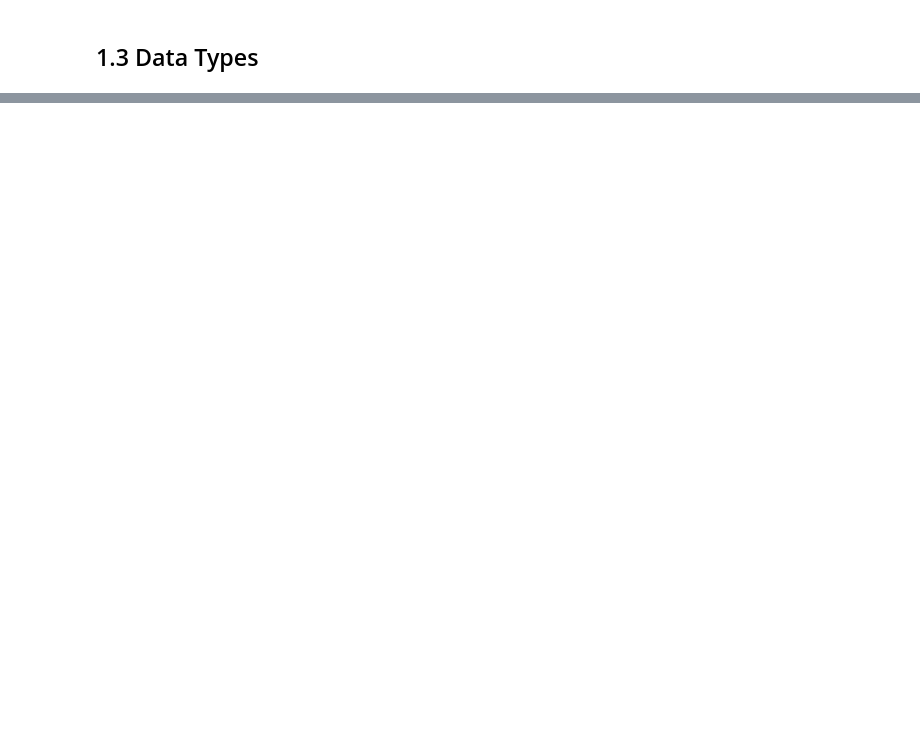
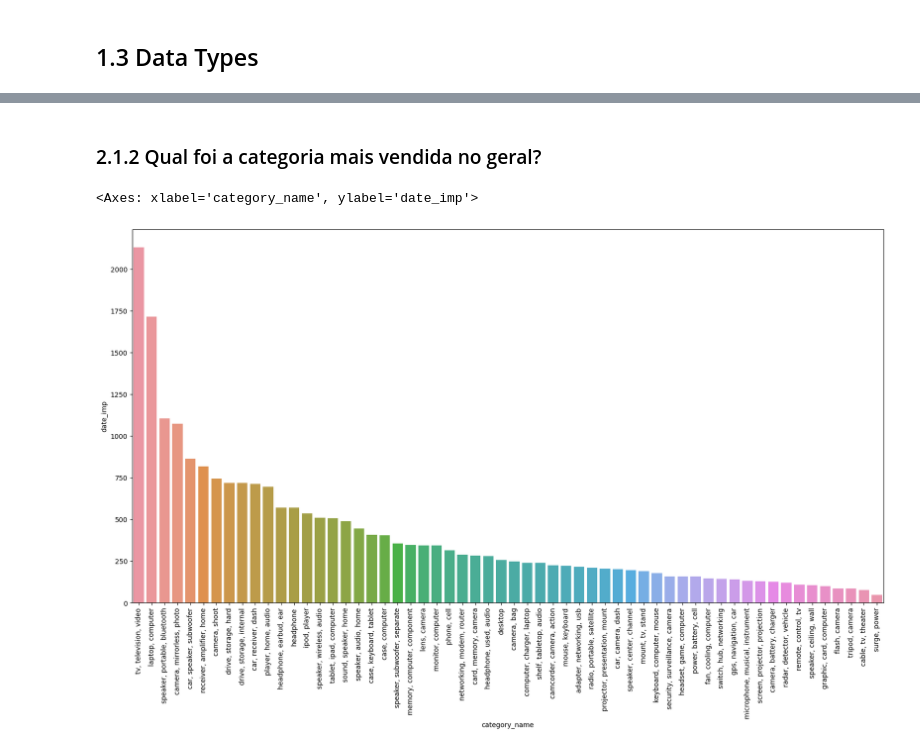
Before and after one commit to 8ugo/elasticity_price_project, a Jupyter notebook: notebook.ipynb, the cells around one changed output, grey strips where cells are left out. Cells and saved outputs as stored; diff of their text form; code cells hidden in the pictures; blank space fills up the shorter version.

```diff
--- a/notebook.ipynb
+++ b/notebook.ipynb
@@ -58,0 +142,10 @@ dtype: object
+# %% [markdown]
+### 2.1.2 Qual foi a categoria mais vendida no geral?
+# %%
+plt.figure(figsize=(20,10))
+aux2 = df2[['date_imp', 'category_name']].groupby('category_name').count().reset_index().sort_values(by='date_imp', ascending=False)
+plt.xticks(rotation=90)
+sns.barplot(x='category_name', y='date_imp', data=aux2)
+# %% [output]
+<Axes: xlabel='category_name', ylabel='date_imp'>
+[figure, added]
```
Also changed, not shown: parts of 23 cells of this notebook, 1 other file.
